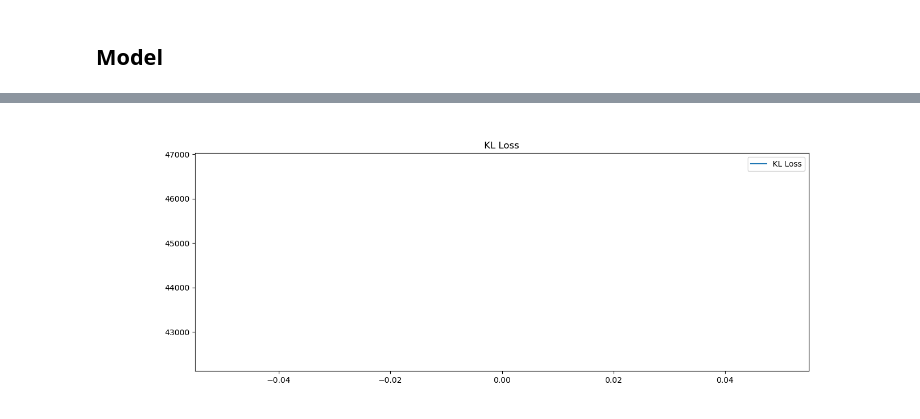
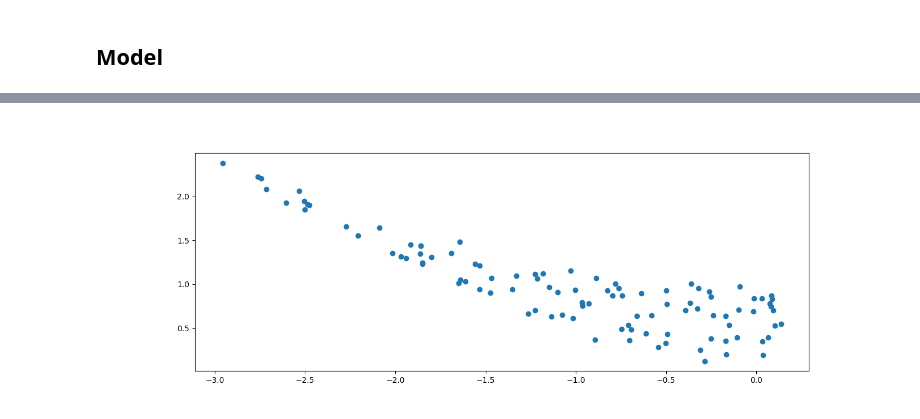
Before and after one commit to Naval-surange/GAENN, a Jupyter notebook: code/inter_molecular_AE.ipynb, the cells around one changed output, grey strips where cells are left out. Saved outputs shown, nothing was run; the diff lists cells and outputs as text; code cells hidden in the pictures.

Commit message:
Added crystal structure cif,gro and pdb ; added latent space compairision with crystal

```diff
--- a/code/inter_molecular_AE.ipynb
+++ b/code/inter_molecular_AE.ipynb
@@ -511,0 +593,3 @@ plt.show()
+# %%
+crystal_structure = md.load("../simulation/h20_crystal.gro")
+crystal_structure.xyz.shape
@@ -511,0 +620,20 @@ plt.show()
+# %%
+cutoff = 0.5
+
+
+from_list = []
+to_list = []
+
+for i in range(len(crystal_data)):
+    for j in range(i+1,len(crystal_data)):
+        if np.linalg.norm(crystal_data[i]-crystal_data[j]) < cutoff:
+            # print(i,j,np.linalg.norm(mol_com_pos[i]-mol_com_pos[j]))
+            from_list.append(i)
+            to_list.append(j)
+
+            to_list.append(i)
+            from_list.append(j)
+
+crystal_edge_list = np.array([from_list,to_list]).astype(np.int64)
+
+print((crystal_edge_list.shape))
@@ -512,8 +657,18 @@ plt.show()
+# %%
+g = data.Data(x=torch.tensor(crystal_data).float(), edge_index=torch.tensor(crystal_edge_list).long(), y=torch.tensor([0]))
+# %%
+train_loader = DataLoader([g], batch_size=1)
+decoded_data=[]
+for data in train_loader:
+    model.eval()
+    z,encoded_edge_index = model.encode(data.x, data.edge_index)
+    decoded_data.append(z.detach().numpy())
+
+decoded_data = np.array(decoded_data)
 # %%
 plt.figure(figsize=(14, 5))
-plt.plot(kl_losses, label='KL Loss')
-plt.legend()
-plt.title('KL Loss')
+data = decoded_data[0]
+plt.scatter(data[:,0], data[:,1])
 plt.show()
 # %% [output]
-[figure, old version]
+[figure, new version]
```
Also changed, not shown: parts of 23 cells of this notebook, 6 other files.
